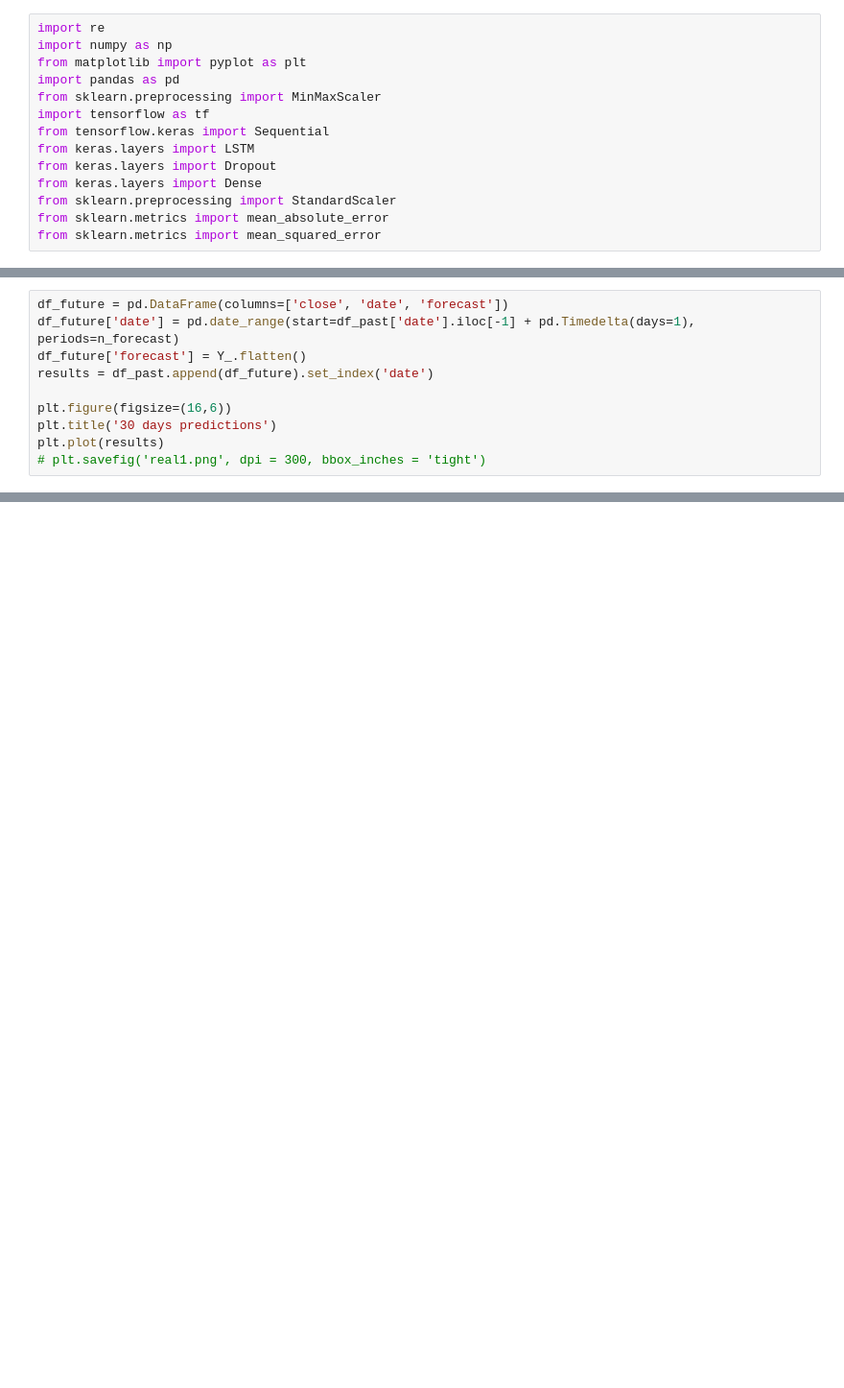
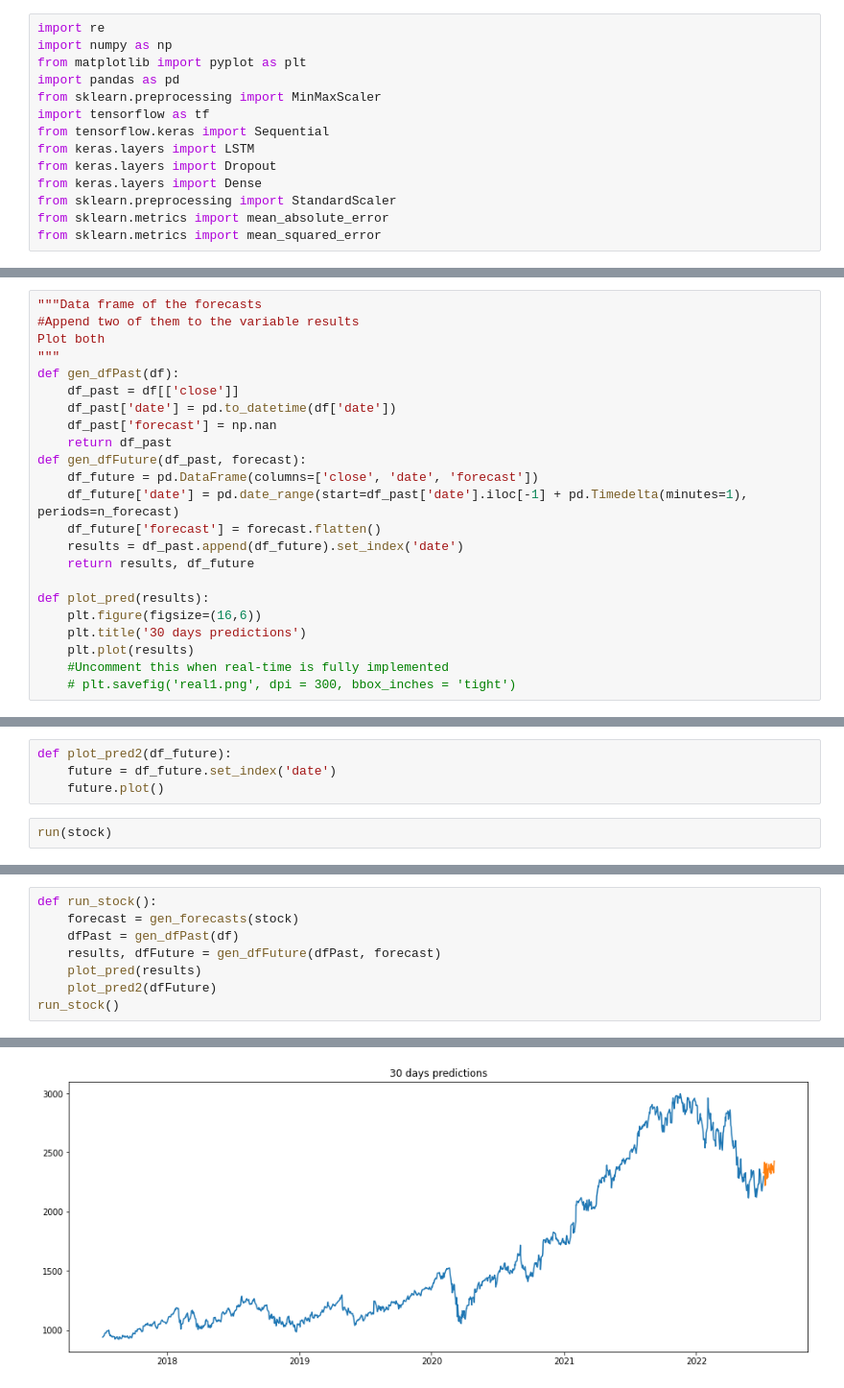
Before and after one commit to hungiee/Summer-Research, a Jupyter notebook: Google_Future.ipynb, the cells around one changed output, grey strips where cells are left out. Shown at 96% size. Cells and saved outputs as stored; diff of their text form; blank space fills up the shorter version.

```diff
--- a/Google_Future.ipynb
+++ b/Google_Future.ipynb
@@ -132,10 +99,23 @@ See the caveats in the documentation: https://pandas.pydata.org/pandas-docs/stab
 # %%
-df_future = pd.DataFrame(columns=['close', 'date', 'forecast'])
-df_future['date'] = pd.date_range(start=df_past['date'].iloc[-1] + pd.Timedelta(days=1), periods=n_forecast)
-df_future['forecast'] = Y_.flatten()
-results = df_past.append(df_future).set_index('date')
+"""Data frame of the forecasts
+#Append two of them to the variable results
+Plot both
+"""
+def gen_dfPast(df):
+    df_past = df[['close']]
+    df_past['date'] = pd.to_datetime(df['date'])
+    df_past['forecast'] = np.nan
+    return df_past
+def gen_dfFuture(df_past, forecast):
+    df_future = pd.DataFrame(columns=['close', 'date', 'forecast'])
+    df_future['date'] = pd.date_range(start=df_past['date'].iloc[-1] + pd.Timedelta(minutes=1), periods=n_forecast)
+    df_future['forecast'] = forecast.flatten()
+    results = df_past.append(df_future).set_index('date')
+    return results, df_future
 
-plt.figure(figsize=(16,6))
-plt.title('30 days predictions')
-plt.plot(results)
-# plt.savefig('real1.png', dpi = 300, bbox_inches = 'tight')
+def plot_pred(results):
+    plt.figure(figsize=(16,6))
+    plt.title('30 days predictions')
+    plt.plot(results)
+    #Uncomment this when real-time is fully implemented
+    # plt.savefig('real1.png', dpi = 300, bbox_inches = 'tight')
@@ -152,0 +122,6 @@ future.plot()
+# %%
+def plot_pred2(df_future):
+    future = df_future.set_index('date')
+    future.plot()
+# %%
+run(stock)
@@ -152,0 +146,9 @@ future.plot()
+# %%
+def run_stock():
+    forecast = gen_forecasts(stock)
+    dfPast = gen_dfPast(df)
+    results, dfFuture = gen_dfFuture(dfPast, forecast)
+    plot_pred(results)
+    plot_pred2(dfFuture)
+run_stock()
+# %% [output]
@@ -152,0 +166 @@ future.plot()
+[figure, added]
```
Also changed, not shown: parts of 12 cells of this notebook, 6 other files.
